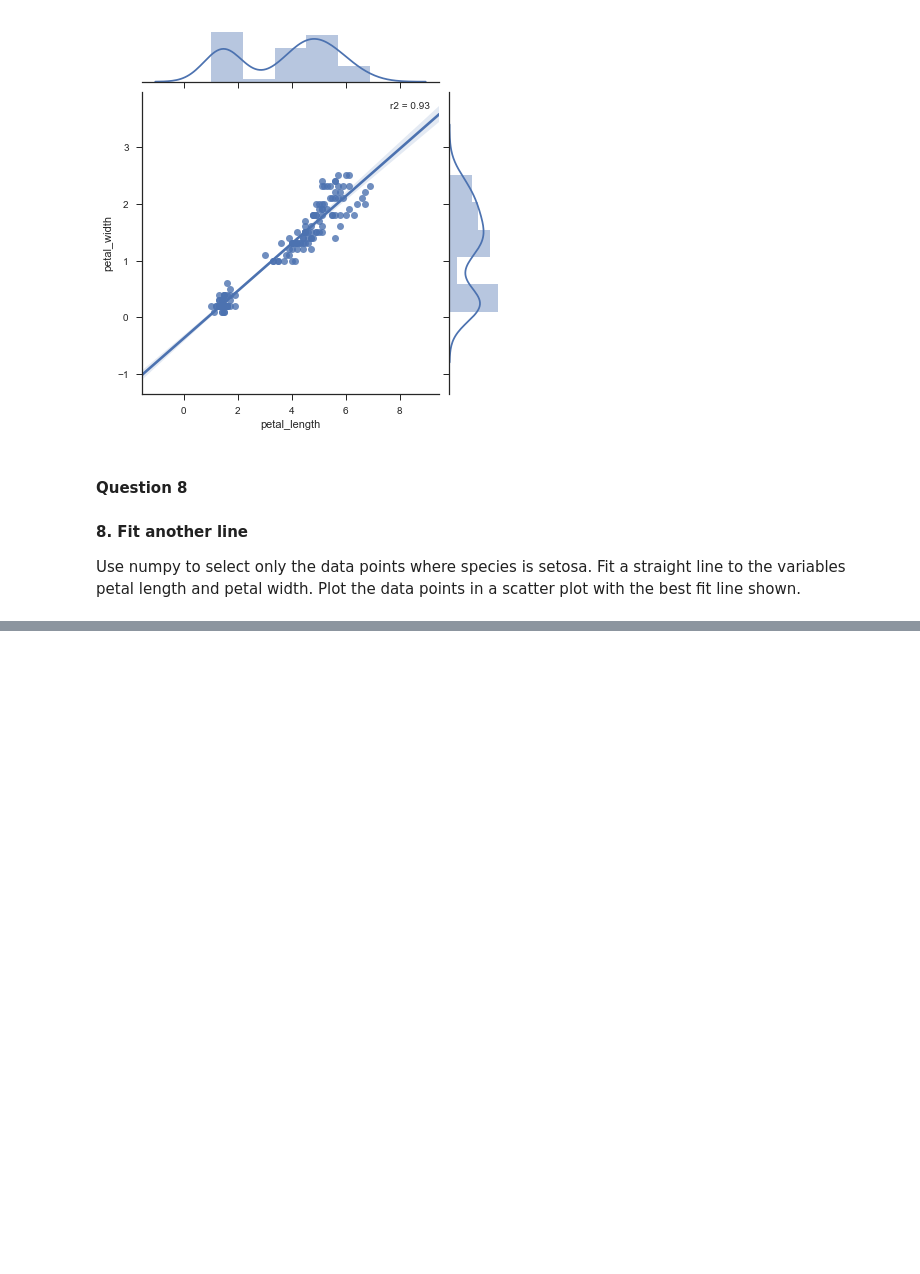
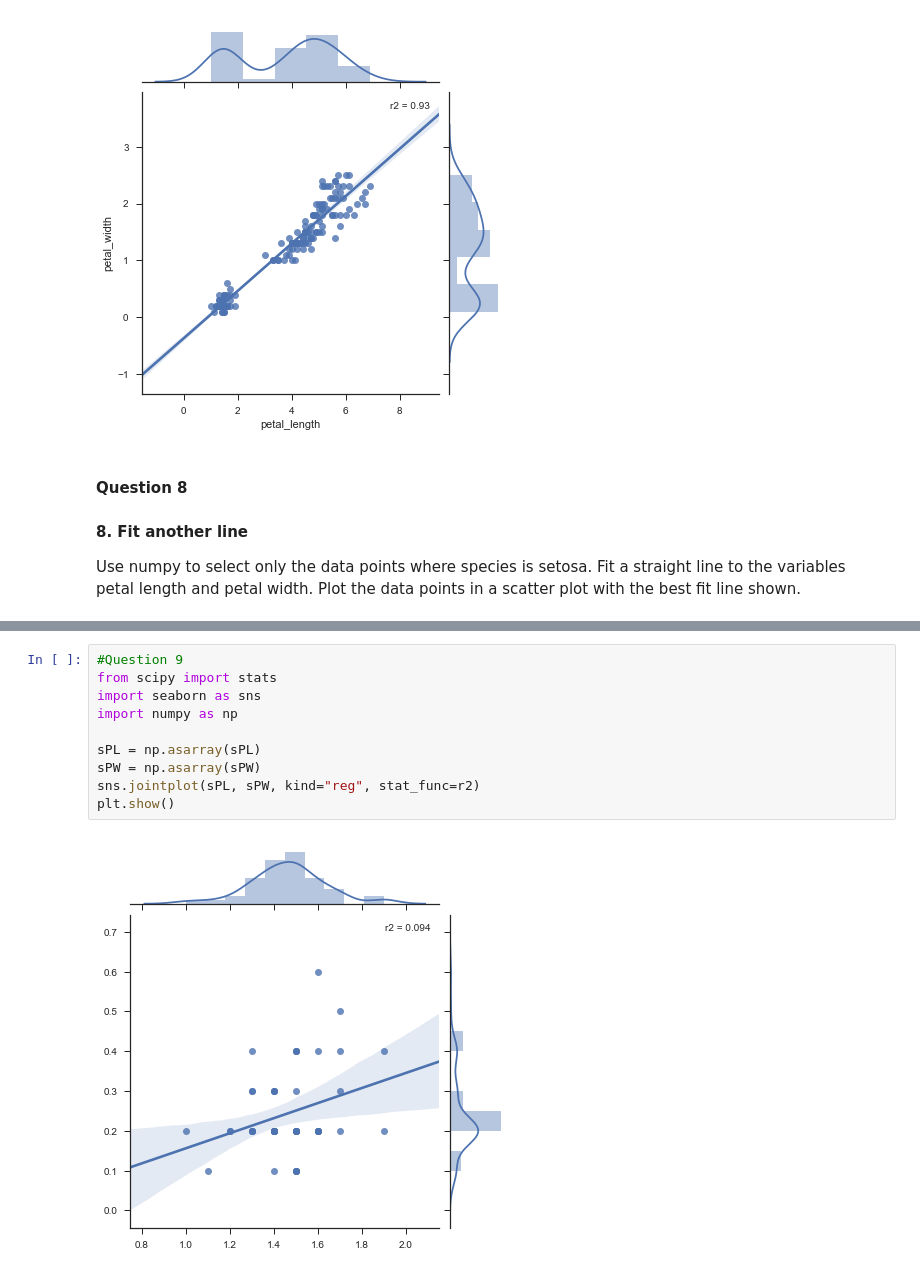
Before and after one commit to DonalMcGahon/Problem-set-Jupyter-pyplot-and-numpy, a Jupyter notebook: Fisher’s iris data set.ipynb, the cells around one changed output, grey strips where cells are left out. Cells and saved outputs as stored; diff of their text form; blank space fills up the shorter version.

```diff
--- a/Fisher’s iris data set.ipynb
+++ b/Fisher’s iris data set.ipynb
@@ -145,0 +174,12 @@ sns.plt.show()
+# %%
+#Question 9
+from scipy import stats
+import seaborn as sns
+import numpy as np
+
+sPL = np.asarray(sPL)
+sPW = np.asarray(sPW)
+sns.jointplot(sPL, sPW, kind="reg", stat_func=r2)
+plt.show()
+# %% [output]
+[figure, added]
```
Also changed, not shown: parts of 7 cells of this notebook.
